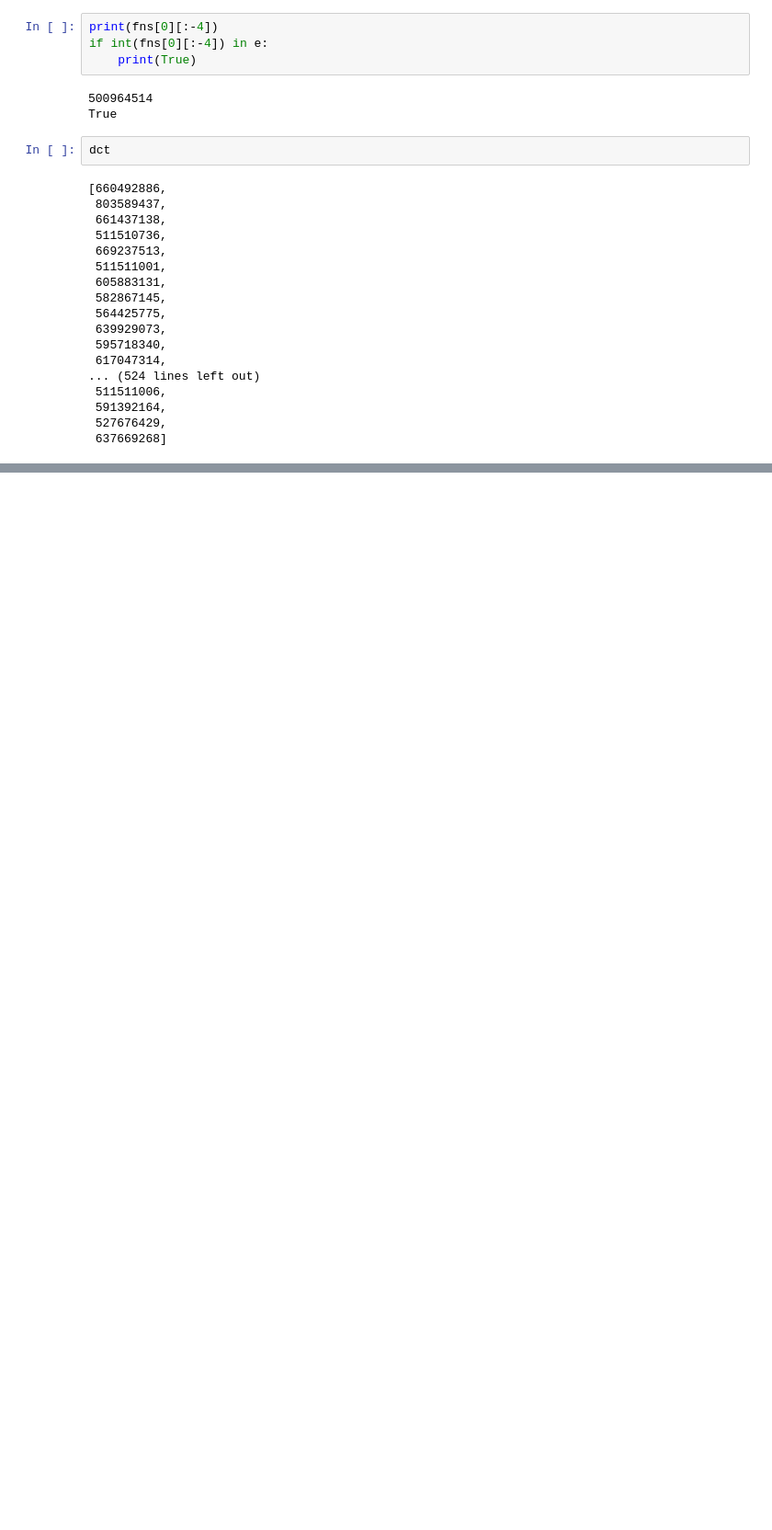
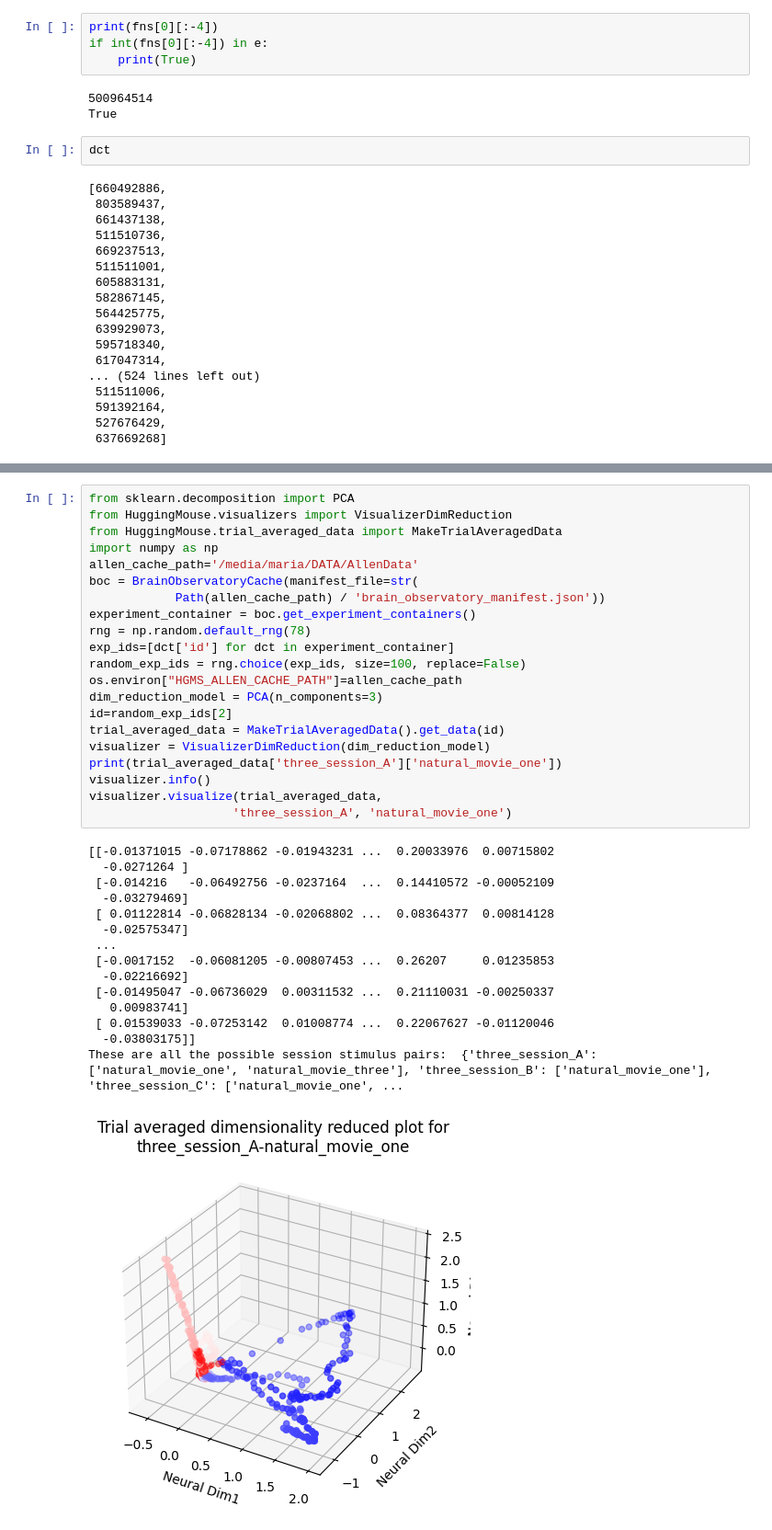
Before and after one commit to mariakesa/AbsoluteMadness, a Jupyter notebook: HuggingMouseDataAnalysis/hm.ipynb, the cells around one changed output, grey strips where cells are left out. Shown: that part at 92% size. Cells and saved outputs as stored; diff of their text form; blank space fills up the shorter version.

```diff
--- a/HuggingMouseDataAnalysis/hm.ipynb
+++ b/HuggingMouseDataAnalysis/hm.ipynb
@@ -105,0 +163,37 @@ dct
+# %%
+from sklearn.decomposition import PCA
+from HuggingMouse.visualizers import VisualizerDimReduction
+from HuggingMouse.trial_averaged_data import MakeTrialAveragedData
+import numpy as np
+allen_cache_path='/media/maria/DATA/AllenData'
+boc = BrainObservatoryCache(manifest_file=str(
+            Path(allen_cache_path) / 'brain_observatory_manifest.json'))
+experiment_container = boc.get_experiment_containers()
+rng = np.random.default_rng(78)
+exp_ids=[dct['id'] for dct in experiment_container]
+random_exp_ids = rng.choice(exp_ids, size=100, replace=False)
+os.environ["HGMS_ALLEN_CACHE_PATH"]=allen_cache_path
+dim_reduction_model = PCA(n_components=3)
+id=random_exp_ids[2]
+trial_averaged_data = MakeTrialAveragedData().get_data(id)
+visualizer = VisualizerDimReduction(dim_reduction_model)
+print(trial_averaged_data['three_session_A']['natural_movie_one'])
+visualizer.info()
+visualizer.visualize(trial_averaged_data,
+                    'three_session_A', 'natural_movie_one')
+# %% [output]
+[[-0.01371015 -0.07178862 -0.01943231 ...  0.20033976  0.00715802
+  -0.0271264 ]
+ [-0.014216   -0.06492756 -0.0237164  ...  0.14410572 -0.00052109
+  -0.03279469]
+ [ 0.01122814 -0.06828134 -0.02068802 ...  0.08364377  0.00814128
+  -0.02575347]
+ ...
+ [-0.0017152  -0.06081205 -0.00807453 ...  0.26207     0.01235853
+  -0.02216692]
+ [-0.01495047 -0.06736029  0.00311532 ...  0.21110031 -0.00250337
+   0.00983741]
+ [ 0.01539033 -0.07253142  0.01008774 ...  0.22067627 -0.01120046
+  -0.03803175]]
+These are all the possible session stimulus pairs:  {'three_session_A': ['natural_movie_one', 'natural_movie_three'], 'three_session_B': ['natural_movie_one'], 'three_session_C': ['natural_movie_one', ...
+[figure, added]
```
Also changed, not shown: parts of 4 cells of this notebook, 1 other file.
